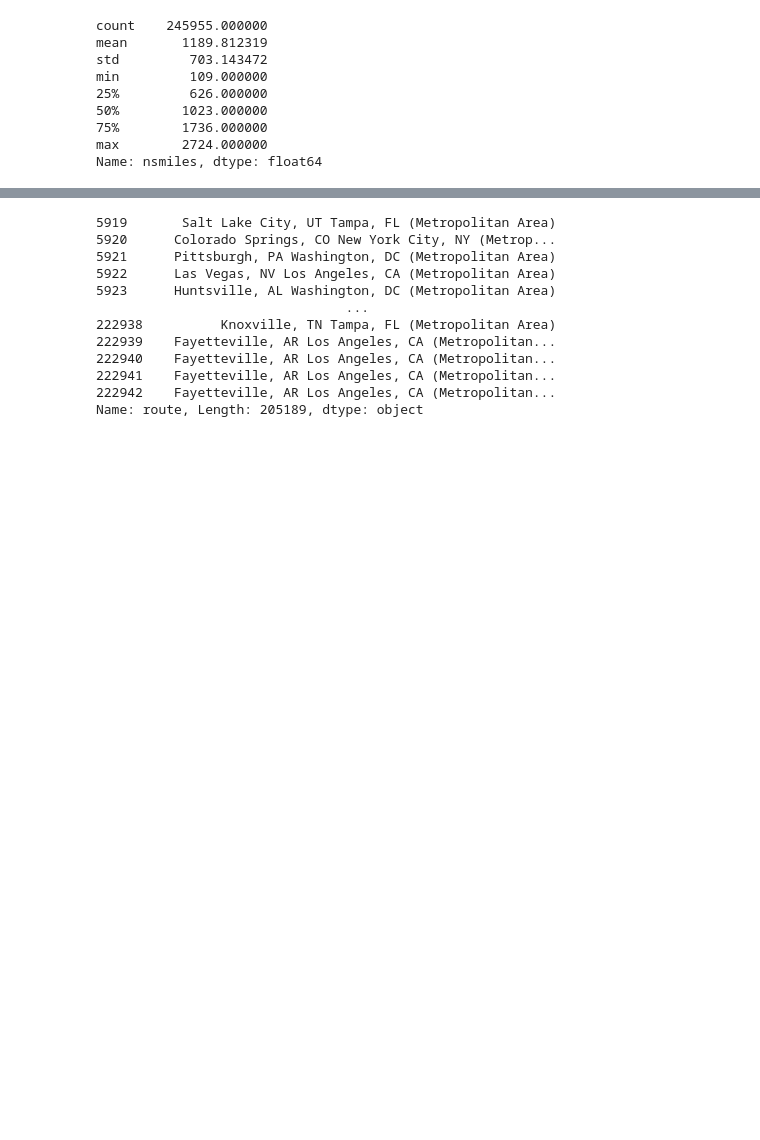
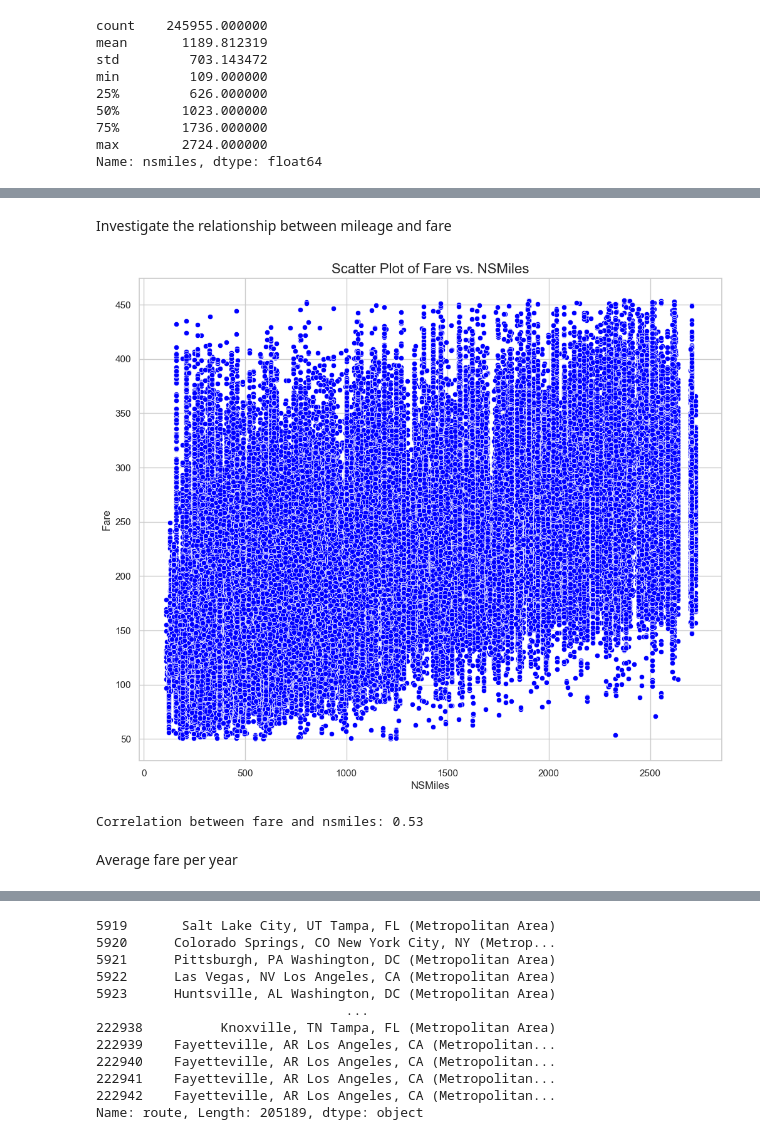
Before and after one commit to lcbean/flight-price-model, a Jupyter notebook: main.ipynb, the cells around one changed output, grey strips where cells are left out. Drawn from its saved outputs; the diff is of its cells as text; code cells hidden in the pictures; blank space fills up the shorter version.

```diff
--- a/main.ipynb
+++ b/main.ipynb
@@ -168,0 +326,19 @@ df[df.duplicated()].head()
+# %% [markdown]
+Investigate the relationship between mileage and fare
+# %%
+# Scatter Plot
+plt.pyplot.figure(figsize=(12, 10))
+sns.scatterplot(x='nsmiles', y='fare', data=df, color='blue')
+plt.pyplot.title('Scatter Plot of Fare vs. NSMiles', fontsize=16)
+plt.pyplot.xlabel('NSMiles', fontsize=12)
+plt.pyplot.ylabel('Fare', fontsize=12)
+plt.pyplot.show()
+
+# Calculate the correlation coefficient
+correlation = df['fare'].corr(df['nsmiles'])
+print(f'Correlation between fare and nsmiles: {correlation:.2f}')
+# %% [output]
+[figure, added]
+Correlation between fare and nsmiles: 0.53
+# %% [markdown]
+Average fare per year
```
Also changed, not shown: parts of 44 cells of this notebook.
